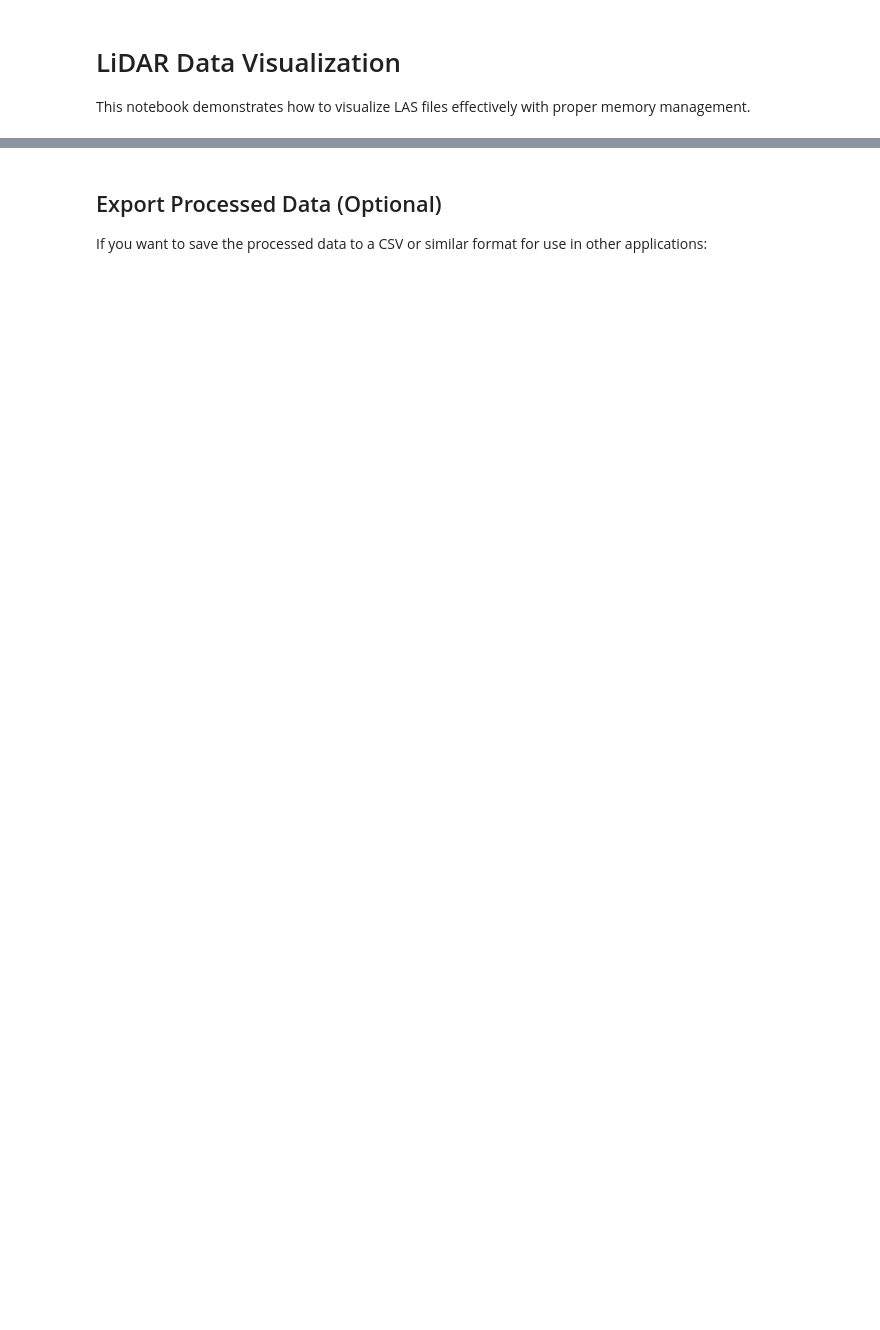
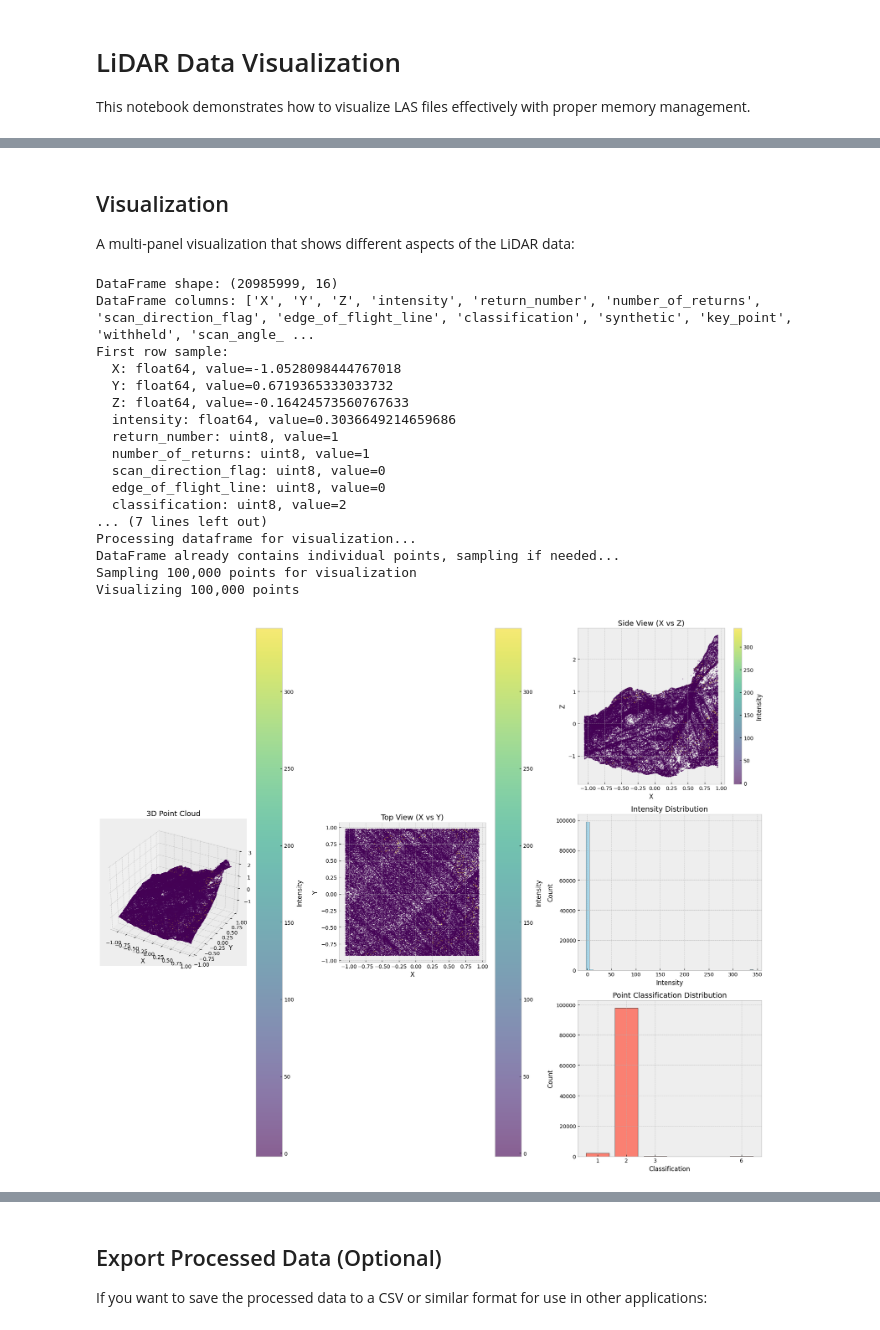
Before and after one commit to airidas23/modified_octree_algorithm, a Jupyter notebook: notebooks/lidar_viz_notebook.ipynb, the cells around one changed output, grey strips where cells are left out. Cells and saved outputs as stored; diff of their text form; code cells hidden in the pictures; blank space fills up the shorter version.

```diff
--- a/notebooks/lidar_viz_notebook.ipynb
+++ b/notebooks/lidar_viz_notebook.ipynb
@@ -149,12 +155,3 @@ def load_las_to_dataframe(filename, max_points=1000000):
 
     print(f"DataFrame created with {len(df):,} points")
     return df
-# %%
-# Load a sample of the data that fits in memory
-filename = "../data/2743_1234.las"
-
-# Start with 1 million points - adjust based on your computer's memory
-df = load_las_to_dataframe(filename, max_points=1000000)
-
-# Display the first few rows
-df.head()
@@ -285,0 +393,4 @@ MemoryError: Unable to allocate 160. MiB for an array with shape (20985999,) and
+# %% [markdown]
+## Visualization
+
+A multi-panel visualization that shows different aspects of the LiDAR data:
@@ -285,0 +644,48 @@ MemoryError: Unable to allocate 160. MiB for an array with shape (20985999,) and
+# %%
+# Extract individual points and visualize
+try:
+    # Debug the structure of the dataframe
+    print(f"DataFrame shape: {scaled_df.shape}")
+    print(f"DataFrame columns: {scaled_df.columns.tolist()}")
+    print("First row sample:")
+    for col in scaled_df.columns:
+        val = scaled_df[col].iloc[0]
+        print(f"  {col}: {type(val).__name__}, ", end="")
+        if isinstance(val, (list, np.ndarray)):
+            print(f"length={len(val)}, sample={val[:3]}...")
+        else:
+            print(f"value={val}")
+
+    # Process the dataframe
+    point_df = extract_points_from_df(scaled_df, max_points=500_000)
+
+    # Make sure visualize_li
+    # dar can handle empty dataframes
+    if len(point_df) > 0:
+        fig = visualize_lidar(point_df, sample_size=min(100_000, len(point_df)))
+        plt.show()
+    else:
+        print("No points to visualize!")
+except Exception as e:
+    print(f"Error during visualization: {str(e)}")
+    import traceback
+    traceback.print_exc()
+# %% [output]
+DataFrame shape: (20985999, 16)
+DataFrame columns: ['X', 'Y', 'Z', 'intensity', 'return_number', 'number_of_returns', 'scan_direction_flag', 'edge_of_flight_line', 'classification', 'synthetic', 'key_point', 'withheld', 'scan_angle_ ...
+First row sample:
+  X: float64, value=-1.0528098444767018
+  Y: float64, value=0.6719365333033732
+  Z: float64, value=-0.16424573560767633
+  intensity: float64, value=0.3036649214659686
+  return_number: uint8, value=1
+  number_of_returns: uint8, value=1
+  scan_direction_flag: uint8, value=0
+  edge_of_flight_line: uint8, value=0
+  classification: uint8, value=2
+... (7 lines left out)
+Processing dataframe for visualization...
+DataFrame already contains individual points, sampling if needed...
+Sampling 100,000 points for visualization
+Visualizing 100,000 points
+[figure, added]
```
Also changed, not shown: parts of 63 cells of this notebook, 2 other files.
